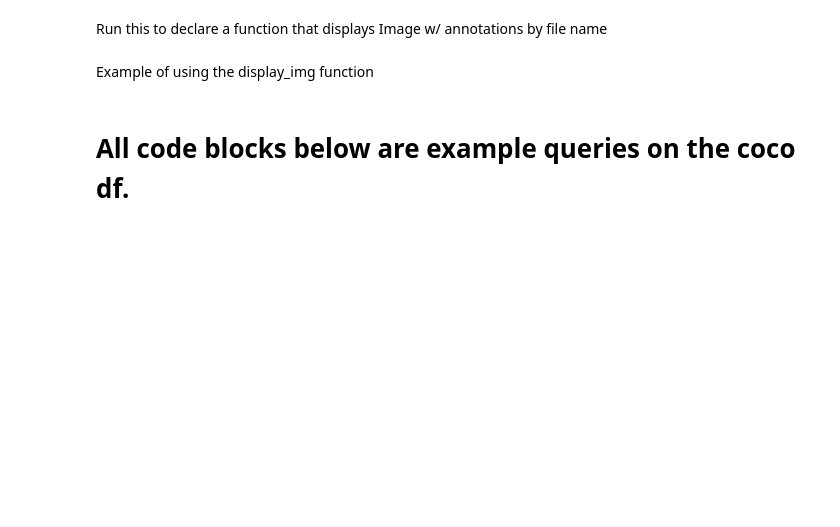
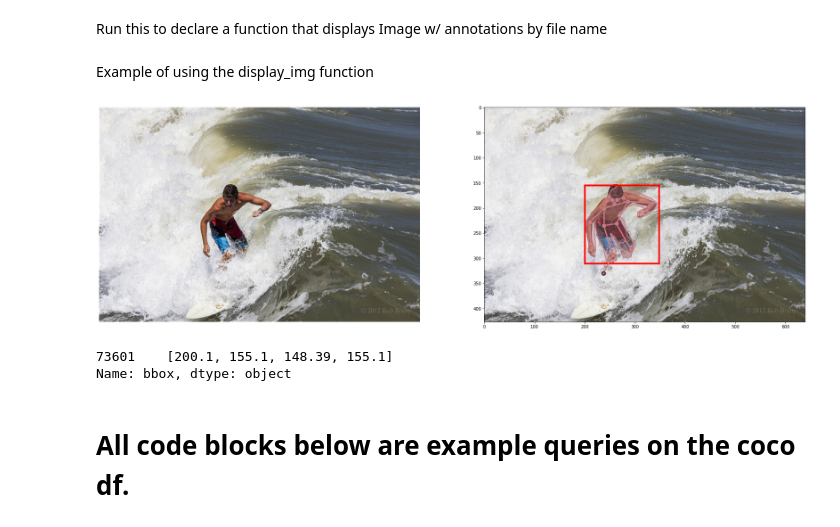
Before and after one commit to robertklee/COCO-Human-Pose, a Jupyter notebook: notebooks/coco-explorer.ipynb, the cells around one changed output. Drawn from its saved outputs; the diff is of its cells as text; code cells hidden in the pictures; blank space fills up the shorter version.

Commit message:
Added cropping to bbox, added bbox display to coco-explorer, added some test examples to input pipeline demo

```diff
--- a/notebooks/coco-explorer.ipynb
+++ b/notebooks/coco-explorer.ipynb
@@ -20,8 +27,8 @@ import pandas as pd
 import skimage.io as io
 import matplotlib.pyplot as plt
 
-train_annot_path = 'COCO-Dataset/COCO-found-on-internet/2017/annotations/person_keypoints_train2017.json'
-val_annot_path = 'COCO-Dataset/COCO-found-on-internet/2017/annotations/person_keypoints_val2017.json'
+train_annot_path = '/content/gdrive/My Drive/COCO/2017/annotations/person_keypoints_train2017.json'
+val_annot_path = '/content/gdrive/My Drive/COCO/2017/annotations/person_keypoints_val2017.json'
 train_coco = COCO(train_annot_path) # load annotations for training set
 val_coco = COCO(val_annot_path) # load annotations for validation set
 
@@ -87,6 +103,7 @@ Run this to declare a function that displays Image w/ annotations by file name
 import skimage.io as io
 import matplotlib.pyplot as plt
 import pylab
+from matplotlib.patches import Rectangle
 pylab.rcParams['figure.figsize'] = (30.0, 30.0)
 
 def display_img(image_file_name):
@@ -111,16 +128,26 @@ def display_img(image_file_name):
     plt.imshow(I)
     annIds = coco.getAnnIds(imgIds=[imgId])
     anns = coco.loadAnns(annIds)
+    bbox= anns[0]['bbox']
+    plt.gca().add_patch(Rectangle((bbox[0],bbox[1]),bbox[2],bbox[3],
+                    edgecolor='red',
+                    facecolor='none',
+                    lw=4))
     coco.showAnns(anns)
     plt.show()
 # %% [markdown]
 Example of using the display_img function
 # %%
-image_file_name = '000000581667.jpg'
+image_file_name = '000000163171.jpg'
 display_img(image_file_name)
+# %% [output]
+[figure, added]
 # %%
 # see the contents of the coco-df
-coco_df
+coco_df[coco_df['path'] == '000000163171.jpg']['bbox']
+# %% [output]
+73601    [200.1, 155.1, 148.39, 155.1]
+Name: bbox, dtype: object
 # %% [markdown]
 # All code blocks below are example queries on the coco df.
 # %%
```
Also changed, not shown: parts of 2 cells of this notebook, 2 other files.
